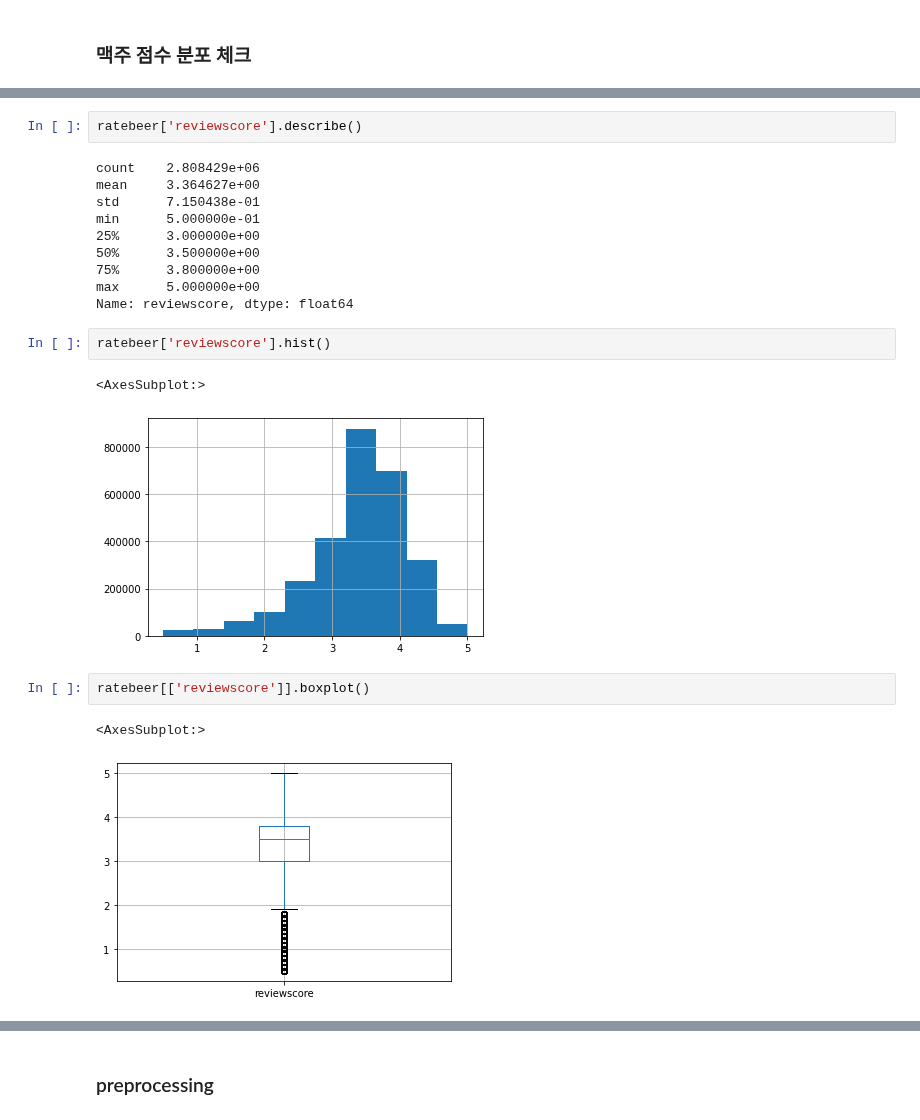
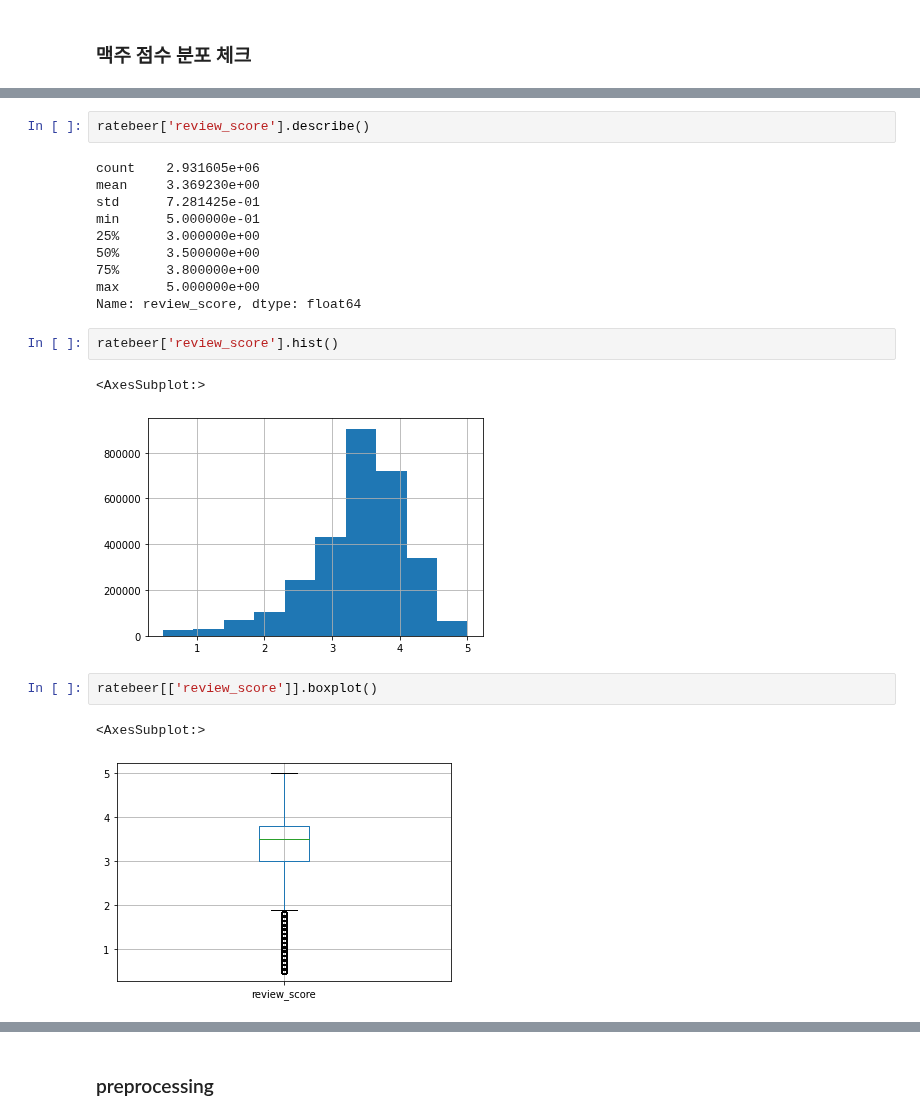
Before and after one commit to boostcampaitech3/final-project-level3-recsys-10, a Jupyter notebook: model/autorec_experiment_rmse.ipynb, the cells around one changed output, grey strips where cells are left out. Saved outputs shown, nothing was run; the diff lists cells and outputs as text.

```diff
--- a/model/autorec_experiment_rmse.ipynb
+++ b/model/autorec_experiment_rmse.ipynb
@@ -222,25 +79,25 @@ memory usage: 321.4+ MB
 # %%
-ratebeer['reviewscore'].describe()
+ratebeer['review_score'].describe()
 # %% [output]
-count    2.808429e+06
-mean     3.364627e+00
-std      7.150438e-01
+count    2.931605e+06
+mean     3.369230e+00
+std      7.281425e-01
 min      5.000000e-01
 25%      3.000000e+00
 50%      3.500000e+00
 75%      3.800000e+00
 max      5.000000e+00
-Name: reviewscore, dtype: float64
+Name: review_score, dtype: float64
 # %%
-ratebeer['reviewscore'].hist()
+ratebeer['review_score'].hist()
 # %% [output]
 <AxesSubplot:>
-[figure, old version]
+[figure, new version]
 # %%
-ratebeer[['reviewscore']].boxplot()
+ratebeer[['review_score']].boxplot()
 # %% [output]
 <AxesSubplot:>
-[figure, old version]
+[figure, new version]
 # %%
 len(ratebeer)
 # %% [output]
```
Also changed, not shown: parts of 75 cells of this notebook, 1 other file.
